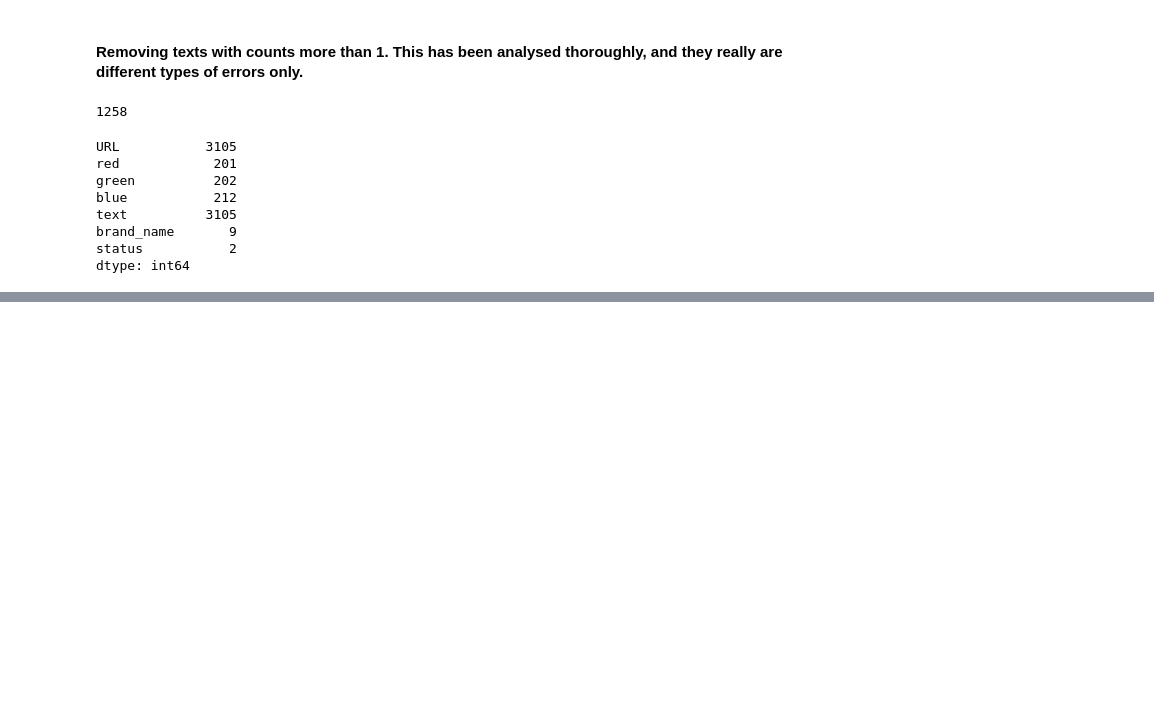
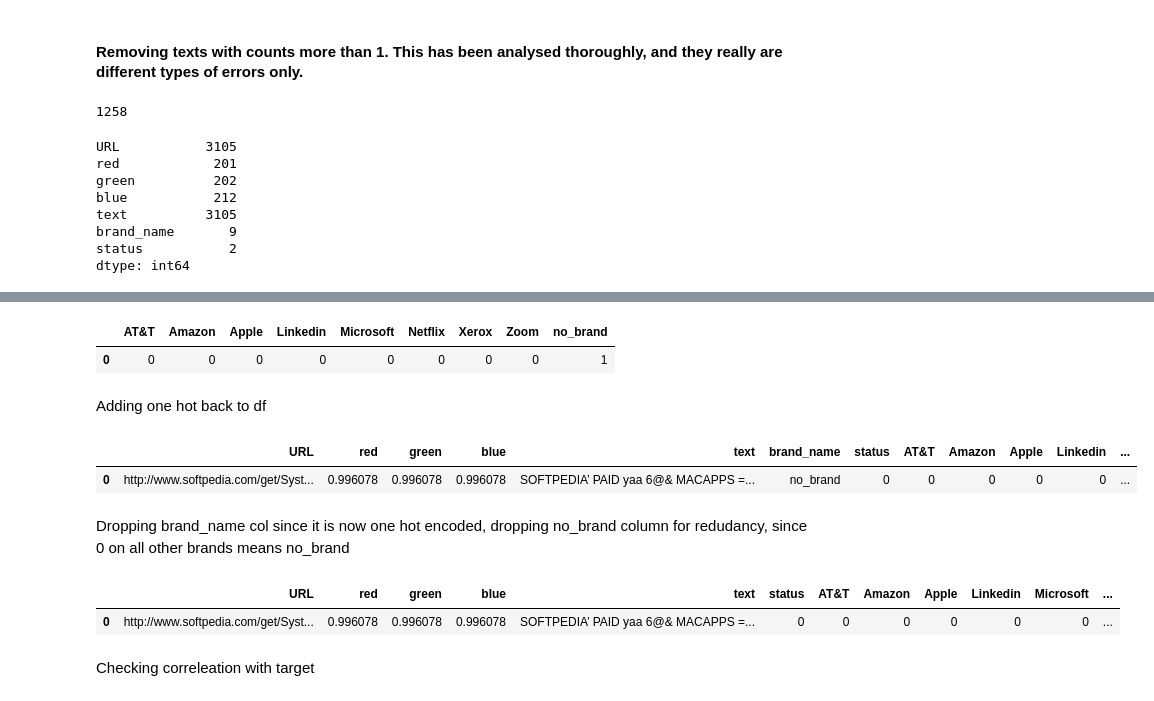
Before and after one commit to DanielYakubov/Phish-Sight-replication, a Jupyter notebook: EDA.ipynb, the cells around one changed output, grey strips where cells are left out. Saved outputs shown, nothing was run; the diff lists cells and outputs as text; code cells hidden in the pictures; blank space fills up the shorter version.

```diff
--- a/EDA.ipynb
+++ b/EDA.ipynb
@@ -573,0 +428,18 @@ data
+# %%
+one_hot = pd.get_dummies(data.brand_name)
+# %%
+one_hot.head(1)
+# %% [output]
+|  | AT&T | Amazon | Apple | Linkedin | Microsoft | Netflix | Xerox | Zoom | no_brand |
+| 0 | 0 | 0 | 0 | 0 | 0 | 0 | 0 | 0 | 1 |
+# %% [markdown]
+Adding one hot back to df
+# %%
+data = pd.concat([data, one_hot], axis=1)
+# %%
+data.head(1)
+# %% [output]
+|  | URL | red | green | blue | text | brand_name | status | AT&T | Amazon | Apple | Linkedin | ... |
+| 0 | http://www.softpedia.com/get/Syst... | 0.996078 | 0.996078 | 0.996078 | SOFTPEDIA’ PAID yaa 6@& MACAPPS =... | no_brand | 0 | 0 | 0 | 0 | 0 | ... |
+# %% [markdown]
+Dropping brand_name col since it is now one hot encoded, dropping no_brand column for redudancy, since 0 on all other brands means no_brand
@@ -573,0 +448,7 @@ data
+# %%
+data.head(1)
+# %% [output]
+|  | URL | red | green | blue | text | status | AT&T | Amazon | Apple | Linkedin | Microsoft | ... |
+| 0 | http://www.softpedia.com/get/Syst... | 0.996078 | 0.996078 | 0.996078 | SOFTPEDIA’ PAID yaa 6@& MACAPPS =... | 0 | 0 | 0 | 0 | 0 | 0 | ... |
+# %% [markdown]
+Checking correleation with target
```
Also changed, not shown: parts of 49 cells of this notebook.
